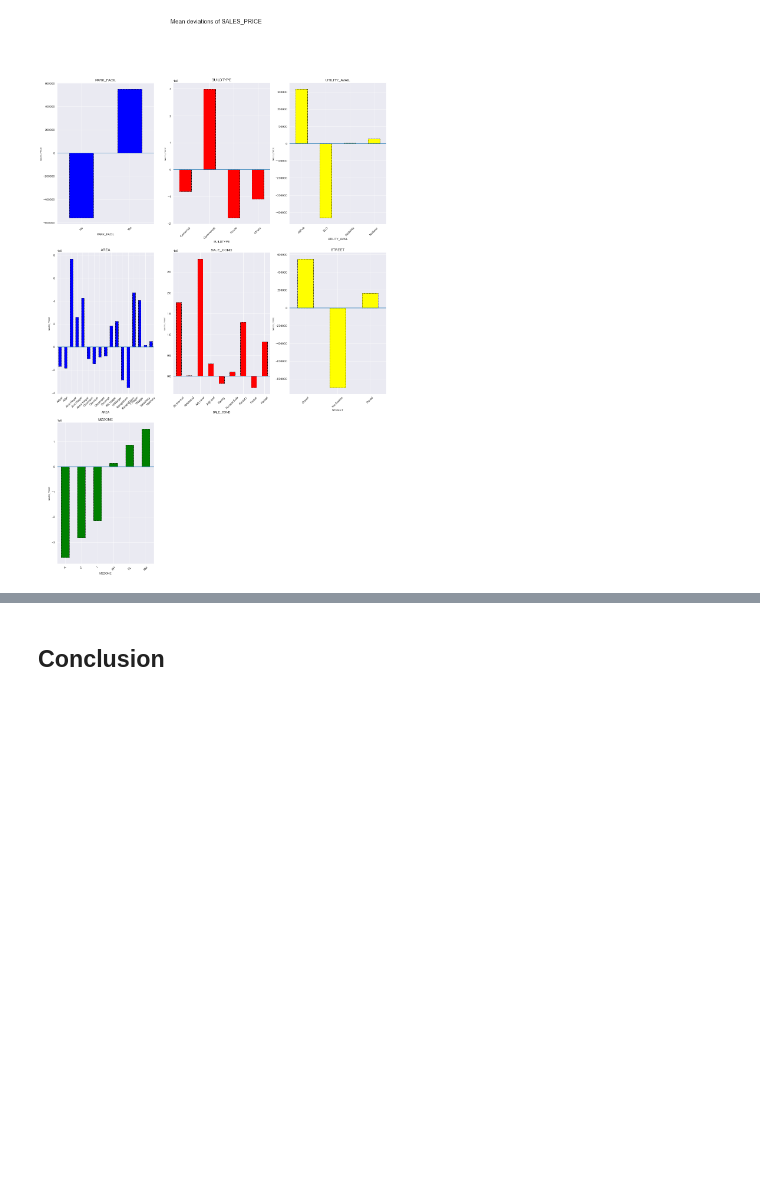
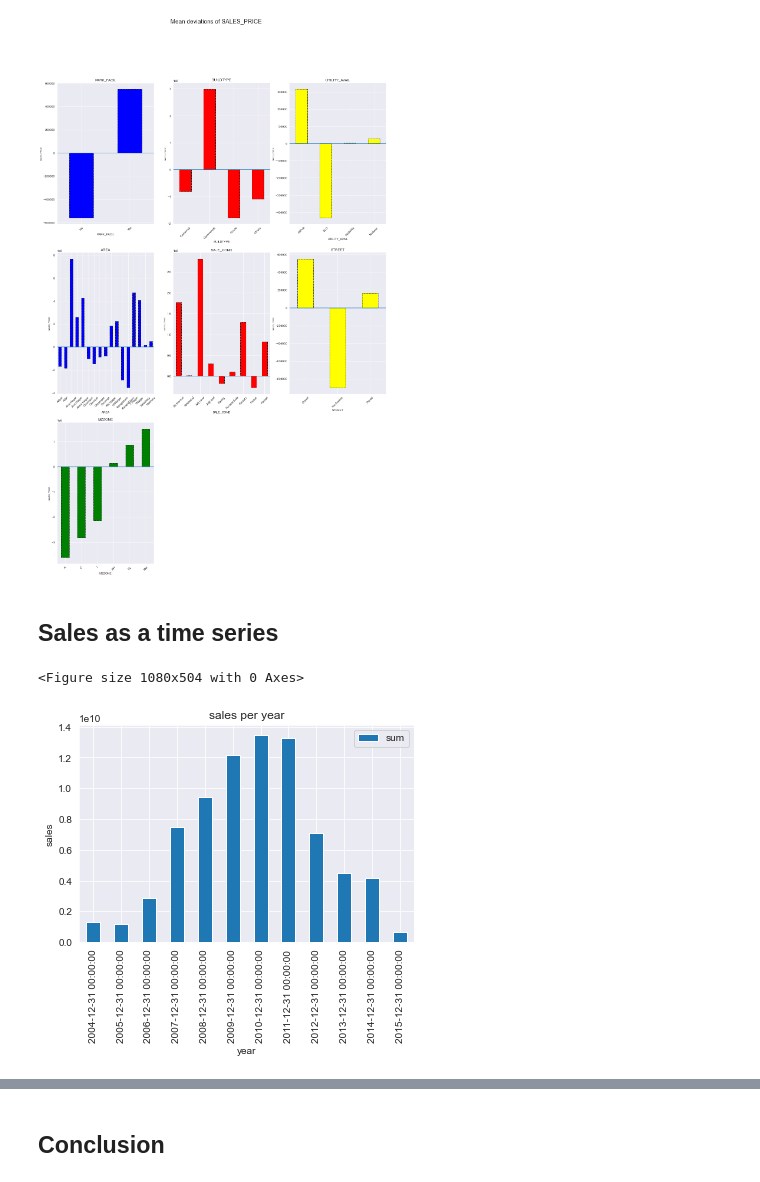
Before and after one commit to gabriel04100/finalCCportfolio, a Jupyter notebook: analysis.ipynb, the cells around one changed output, grey strips where cells are left out. Saved outputs shown, nothing was run; the diff lists cells and outputs as text; code cells hidden in the pictures; blank space fills up the shorter version.

Commit message:
time series added

```diff
--- a/analysis.ipynb
+++ b/analysis.ipynb
@@ -399,3 +399,19 @@ def mean_dev(dataframe,target,maxcol,cols,palette,size):
 mean_dev(data,'SALES_PRICE',3,cols,['Blue','Red','Yellow','Blue','Red','Yellow','Green'],(20,30))
 # %% [output]
 [figure]
+# %% [markdown]
+## Sales as a time series
+# %%
+import datetime as dt
+
+data2=pd.read_csv('houseing-sale.csv',index_col='DATE_SALE',parse_dates=True)
+# %%
+plt.figure(figsize=(15,7))
+data2['SALES_PRICE'].resample('Y').agg(['sum']).plot(kind='bar')
+plt.title('sales per year')
+plt.xlabel('year',size=10)
+plt.ylabel('sales',size=10)
+plt.show()
+# %% [output]
+<Figure size 1080x504 with 0 Axes>
+[figure, added]
```
Also changed, not shown: parts of 8 cells of this notebook.
